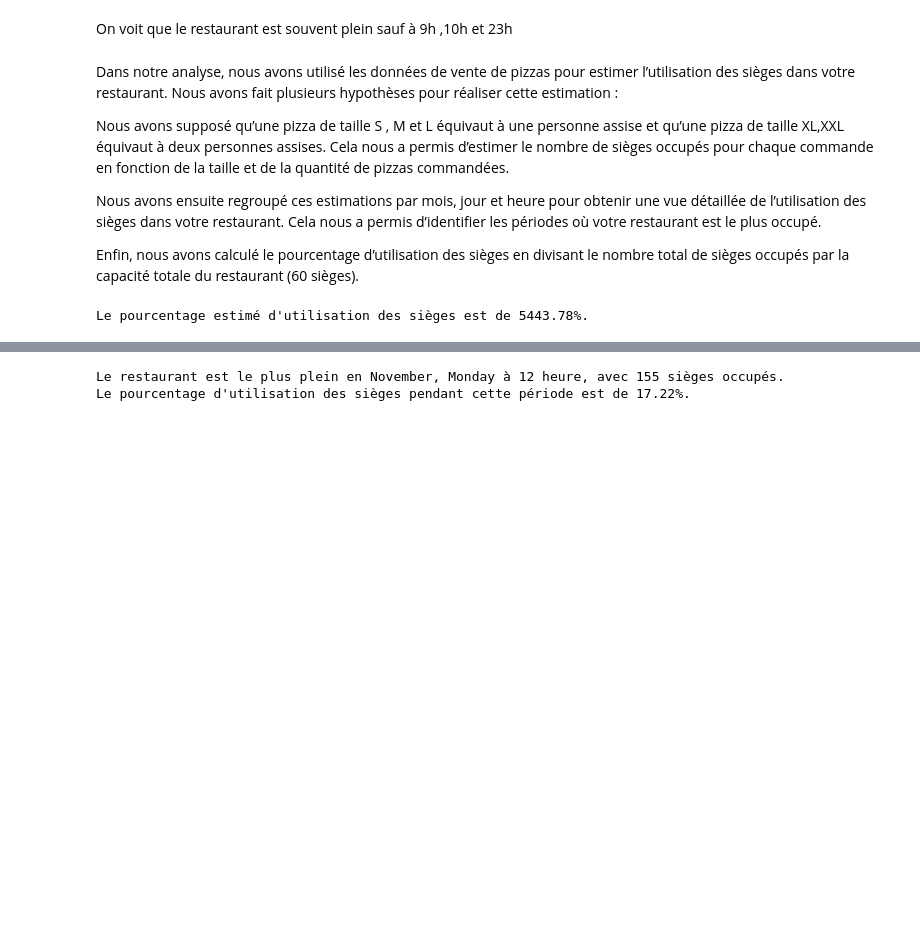
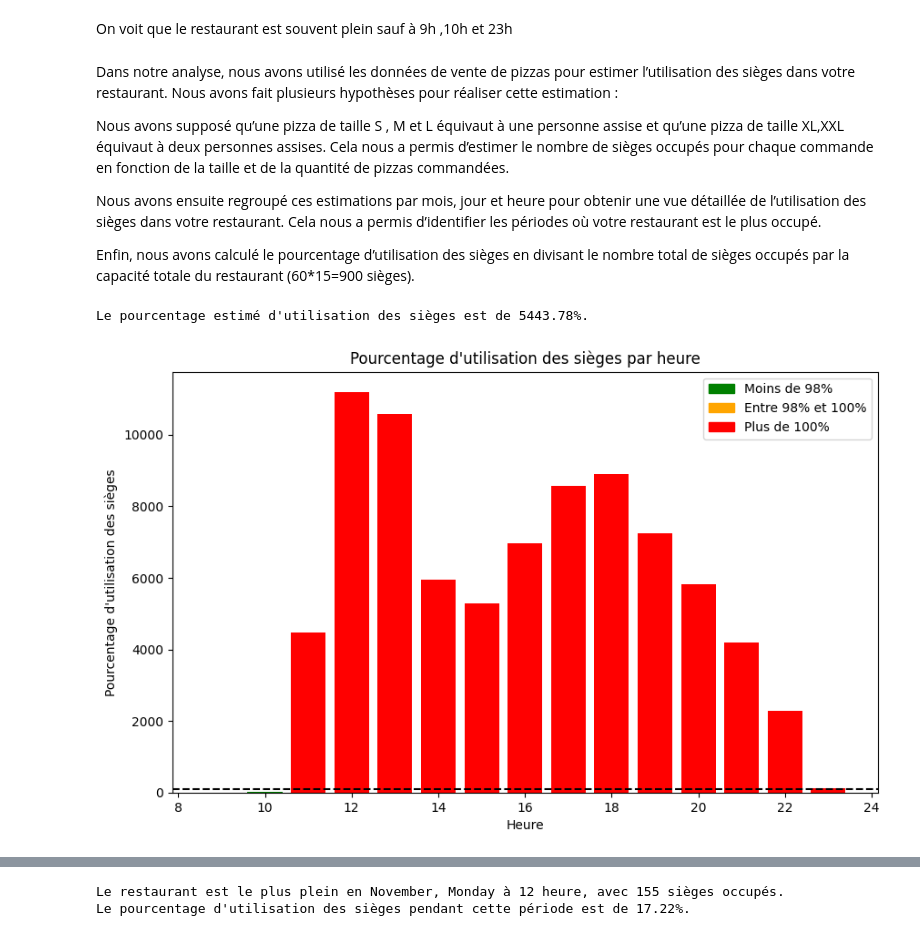
Before and after one commit to AriehAllouche/Project-Pizza-Sales-Kaggle, a Jupyter notebook: Pizza_Restaurant_Sales.ipynb, the cells around one changed output, grey strips where cells are left out. Saved outputs shown, nothing was run; the diff lists cells and outputs as text; code cells hidden in the pictures; blank space fills up the shorter version.

Commit message:
Projet Kaggle Pizza Restaurant Sales

```diff
--- a/Pizza_Restaurant_Sales.ipynb
+++ b/Pizza_Restaurant_Sales.ipynb
@@ -526,7 +544,7 @@ Nous avons supposé qu’une pizza de taille S , M et L équivaut à une personn
 
 Nous avons ensuite regroupé ces estimations par mois, jour et heure pour obtenir une vue détaillée de l’utilisation des sièges dans votre restaurant. Cela nous a permis d’identifier les périodes où votre restaurant est le plus occupé.
 
-Enfin, nous avons calculé le pourcentage d’utilisation des sièges en divisant le nombre total de sièges occupés par la capacité totale du restaurant (60 sièges).
+Enfin, nous avons calculé le pourcentage d’utilisation des sièges en divisant le nombre total de sièges occupés par la capacité totale du restaurant (60*15=900 sièges).
 # %%
 # Définir une fonction pour estimer le nombre de sièges occupés en fonction de la taille de la pizza
 def estimate_seats(row):
@@ -549,3 +567,50 @@ percentage = (total_seats / (15 * 60)) * 100
 print(f"Le pourcentage estimé d'utilisation des sièges est de {round(percentage, 2)}%.")
 # %% [output]
 Le pourcentage estimé d'utilisation des sièges est de 5443.78%.
+# %%
+import matplotlib.pyplot as plt
+import numpy as np
+
+# Convertir la colonne 'order_time' en datetime
+df['order_time'] = pd.to_datetime(df['order_time'])
+
+# Extraire l'heure de la colonne 'order_time'
+df['Hour'] = df['order_time'].dt.hour
+
+# Estimer le nombre de sièges occupés
+df['estimated_seats'] = df.apply(estimate_seats, axis=1)
+
+# Grouper par heure et calculer la somme des sièges estimés
+hr = df.groupby('Hour')['estimated_seats'].sum().reset_index()
+
+# Calculer le pourcentage d'utilisation des sièges pour chaque heure
+hr['percentage'] = (hr['estimated_seats'] / 60) * 100
+
+# Créer une figure pour le pourcentage d'utilisation des sièges
+plt.figure(figsize=(10, 6))
+
+# Définir les couleurs en fonction du pourcentage d'utilisation des sièges
+colors = np.where(hr['percentage'] < 98, 'g', np.where(hr['percentage'] <= 100, 'orange', 'r'))
+
+# Tracer un graphique à barres avec les couleurs définies
+plt.bar(hr['Hour'], hr['percentage'], color=colors)
+
+# Ajouter une ligne horizontale à 100%
+plt.axhline(100, color='black', linestyle='--')
+
+# Ajouter des titres et des étiquettes d'axe
+plt.xlabel('Heure')
+plt.ylabel('Pourcentage d\'utilisation des sièges')
+plt.title('Pourcentage d\'utilisation des sièges par heure')
+
+# Créer une légende pour les couleurs
+import matplotlib.patches as mpatches
+green_patch = mpatches.Patch(color='green', label='Moins de 98%')
+orange_patch = mpatches.Patch(color='orange', label='Entre 98% et 100%')
+red_patch = mpatches.Patch(color='red', label='Plus de 100%')
+plt.legend(handles=[green_patch, orange_patch, red_patch])
+
+# Afficher le graphique
+plt.show()
+# %% [output]
+[figure, added]
```
Also changed, not shown: parts of 12 cells of this notebook.
